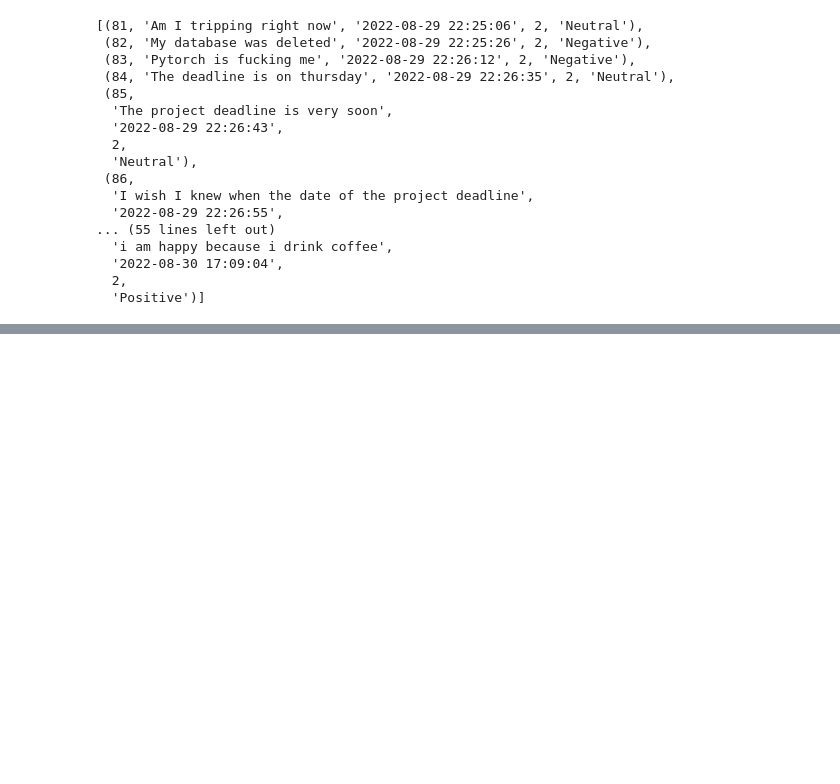
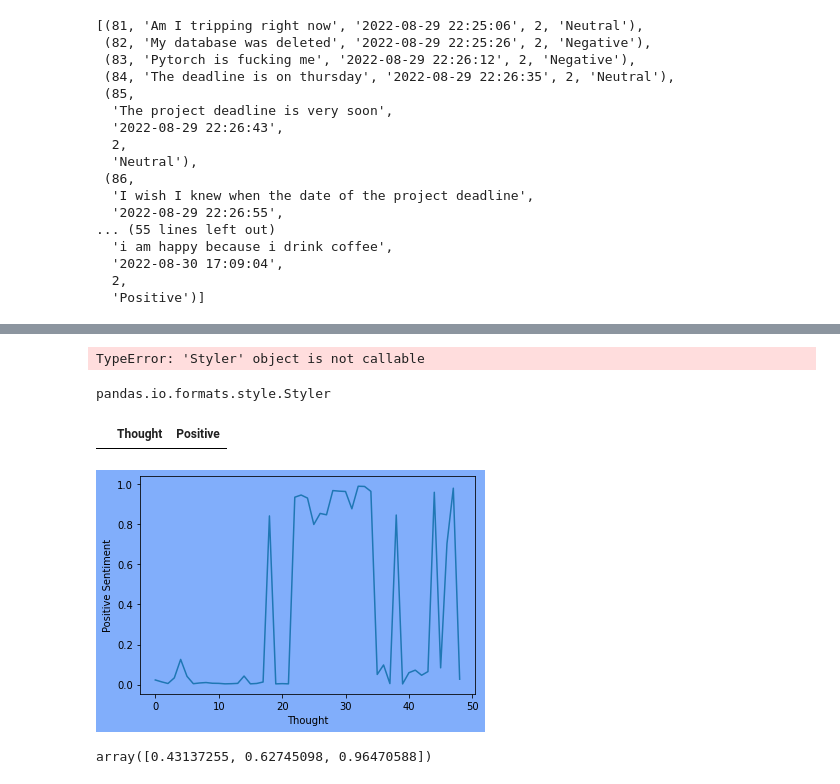
Before and after one commit to RoyMcQueen/Fitmind, a Jupyter notebook: Flask App/Web App/website/test-sql.ipynb, the cells around one changed output, grey strips where cells are left out. Drawn from its saved outputs; the diff is of its cells as text; code cells hidden in the pictures; blank space fills up the shorter version.

```diff
--- a/Flask App/Web App/website/test-sql.ipynb
+++ b/Flask App/Web App/website/test-sql.ipynb
@@ -707,0 +697,8 @@ result[0][0]
+# %%
+x.tail(10).style(axis='index')
+# %% [output]
+TypeError: 'Styler' object is not callable
+# %%
+type(x.tail(10).style.hide(axis = 'index'))
+# %% [output]
+pandas.io.formats.style.Styler
@@ -707,0 +707,4 @@ result[0][0]
+# %%
+test_df
+# %% [output]
+|  | Thought | Positive |
@@ -707,0 +721,10 @@ result[0][0]
+# %%
+y = x[:50].apply(spec_apply, axis = 1)
+
+y = pd.DataFrame.from_dict(dict(zip(y.index, y.values))).transpose()
+# %%
+y.columns = ['Negative', 'Neutral', 'Positive']
+# %%
+y_test = y['Positive'].reset_index()
+# %%
+y_test.columns = [['Thought', 'Positive']]
@@ -707,0 +739,20 @@ result[0][0]
+# %%
+fig = plt.figure()
+
+plt.plot(y_test.index, y_test['Positive'])
+
+plt.xlabel("Thought")
+
+plt.ylabel("Positive Sentiment")
+
+ax = plt.gca()
+
+ax.set_facecolor((129/255,174/255,251/255))
+
+fig.patch.set_facecolor((129/255,174/255,251/255))
+# %% [output]
+[figure, added]
+# %%
+np.array([110, 160, 246])/255
+# %% [output]
+array([0.43137255, 0.62745098, 0.96470588])
```
Also changed, not shown: parts of 17 cells of this notebook, 20 other files.
